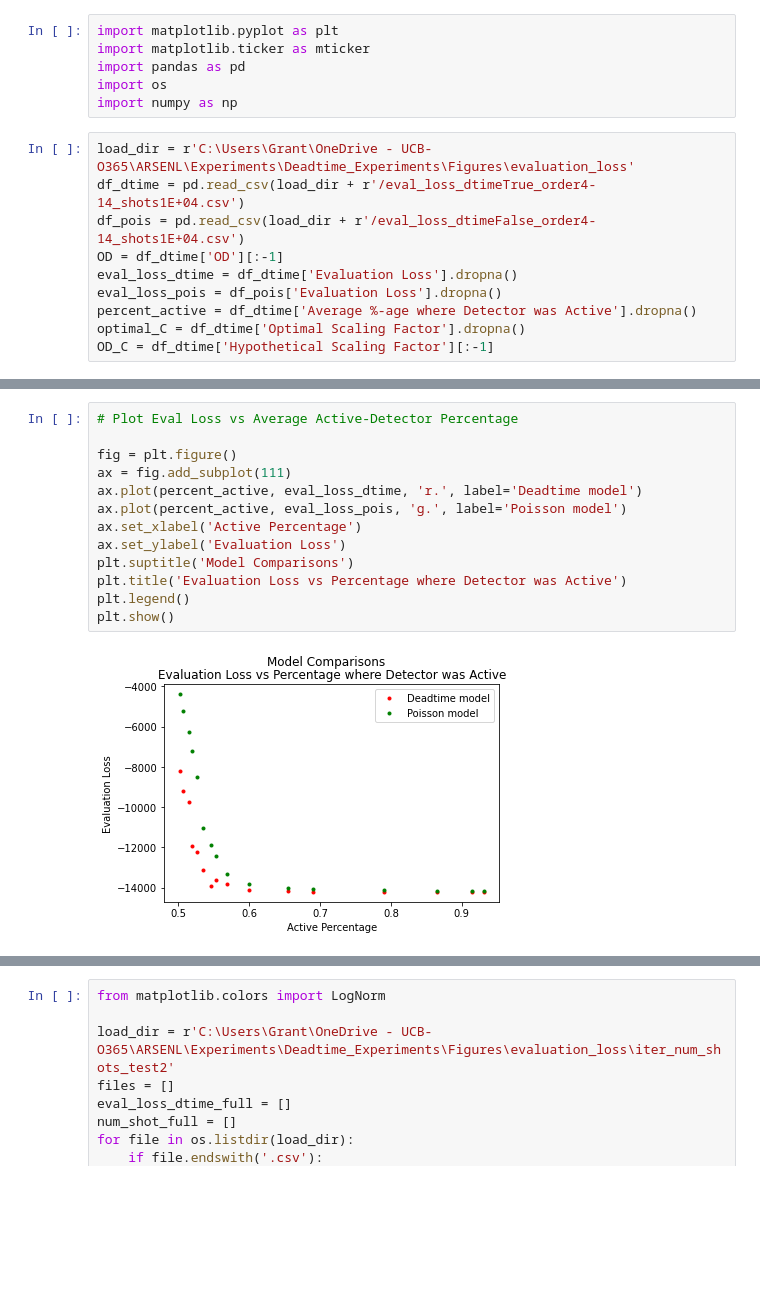
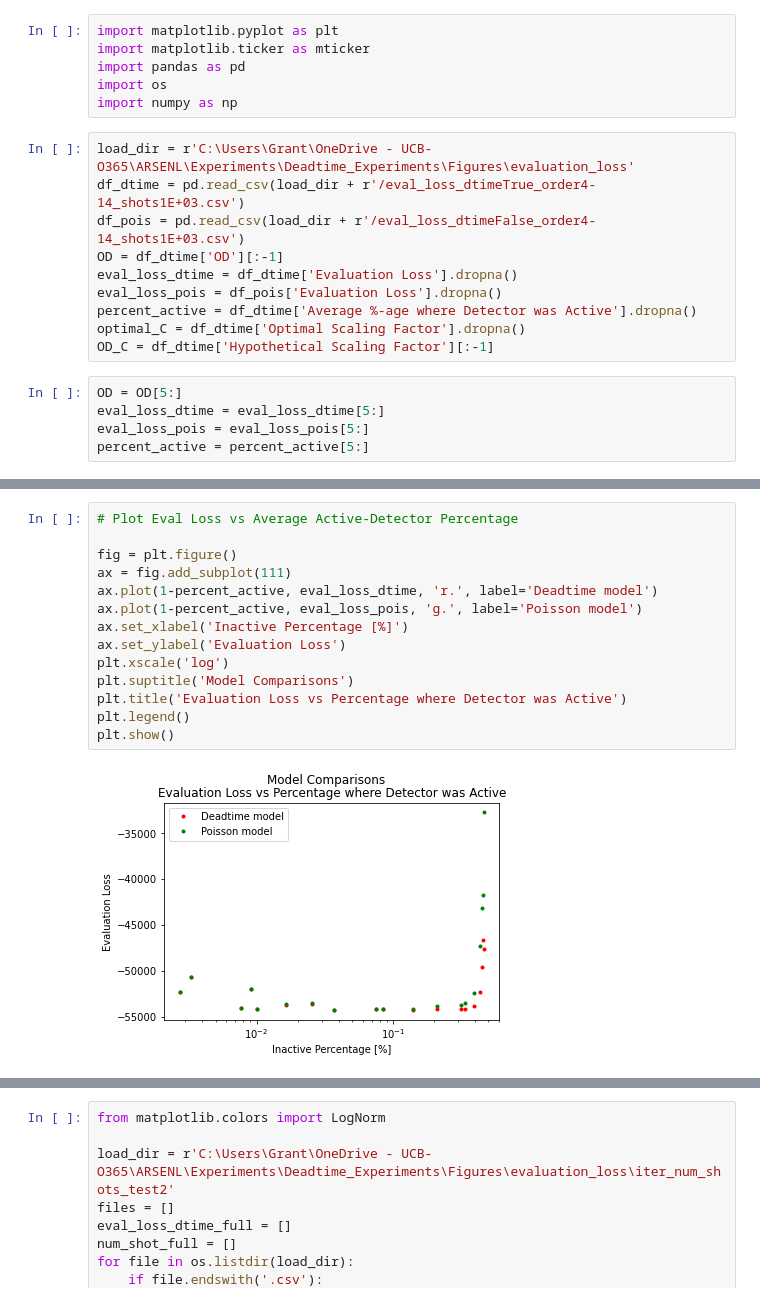
Before and after one commit to gkirchhoff32/ARSENL_backscatter_experiments, a Jupyter notebook: scripts/plot_eval_loss.ipynb, the cells around one changed output, grey strips where cells are left out. Drawn from its saved outputs; the diff is of its cells as text; blank space fills up the shorter version.

```diff
--- a/scripts/plot_eval_loss.ipynb
+++ b/scripts/plot_eval_loss.ipynb
@@ -6,14 +6,19 @@ import os
 import numpy as np
 # %%
 load_dir = r'C:\Users\Grant\OneDrive - UCB-O365\ARSENL\Experiments\Deadtime_Experiments\Figures\evaluation_loss'
-df_dtime = pd.read_csv(load_dir + r'/eval_loss_dtimeTrue_order4-14_shots1E+04.csv')
-df_pois = pd.read_csv(load_dir + r'/eval_loss_dtimeFalse_order4-14_shots1E+04.csv')
+df_dtime = pd.read_csv(load_dir + r'/eval_loss_dtimeTrue_order4-14_shots1E+03.csv')
+df_pois = pd.read_csv(load_dir + r'/eval_loss_dtimeFalse_order4-14_shots1E+03.csv')
 OD = df_dtime['OD'][:-1]
 eval_loss_dtime = df_dtime['Evaluation Loss'].dropna()
 eval_loss_pois = df_pois['Evaluation Loss'].dropna()
 percent_active = df_dtime['Average %-age where Detector was Active'].dropna()
 optimal_C = df_dtime['Optimal Scaling Factor'].dropna()
 OD_C = df_dtime['Hypothetical Scaling Factor'][:-1]
+# %%
+OD = OD[5:]
+eval_loss_dtime = eval_loss_dtime[5:]
+eval_loss_pois = eval_loss_pois[5:]
+percent_active = percent_active[5:]
 # %%
 # Plot Eval Loss vs OD
 
@@ -40,15 +45,16 @@ plt.show()
 # %%
 # Plot Eval Loss vs Average Active-Detector Percentage
 
 fig = plt.figure()
 ax = fig.add_subplot(111)
-ax.plot(percent_active, eval_loss_dtime, 'r.', label='Deadtime model')
-ax.plot(percent_active, eval_loss_pois, 'g.', label='Poisson model')
-ax.set_xlabel('Active Percentage')
+ax.plot(1-percent_active, eval_loss_dtime, 'r.', label='Deadtime model')
+ax.plot(1-percent_active, eval_loss_pois, 'g.', label='Poisson model')
+ax.set_xlabel('Inactive Percentage [%]')
 ax.set_ylabel('Evaluation Loss')
+plt.xscale('log')
 plt.suptitle('Model Comparisons')
 plt.title('Evaluation Loss vs Percentage where Detector was Active')
 plt.legend()
 plt.show()
 # %% [output]
-[figure, old version]
+[figure, new version]
```
Also changed, not shown: parts of 5 cells of this notebook, 1 other file.
